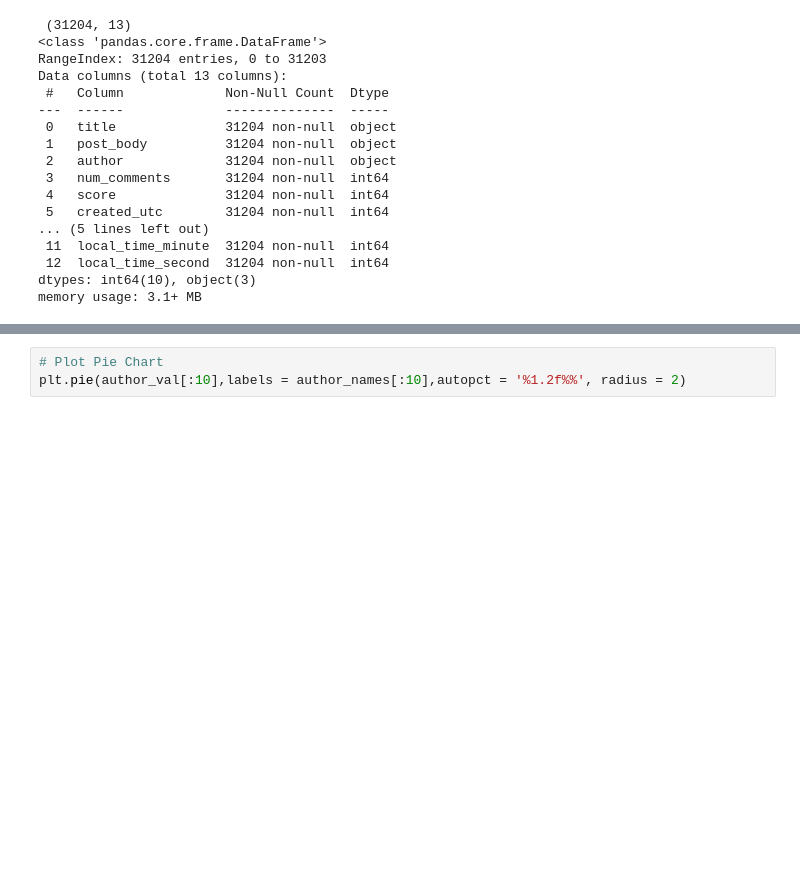
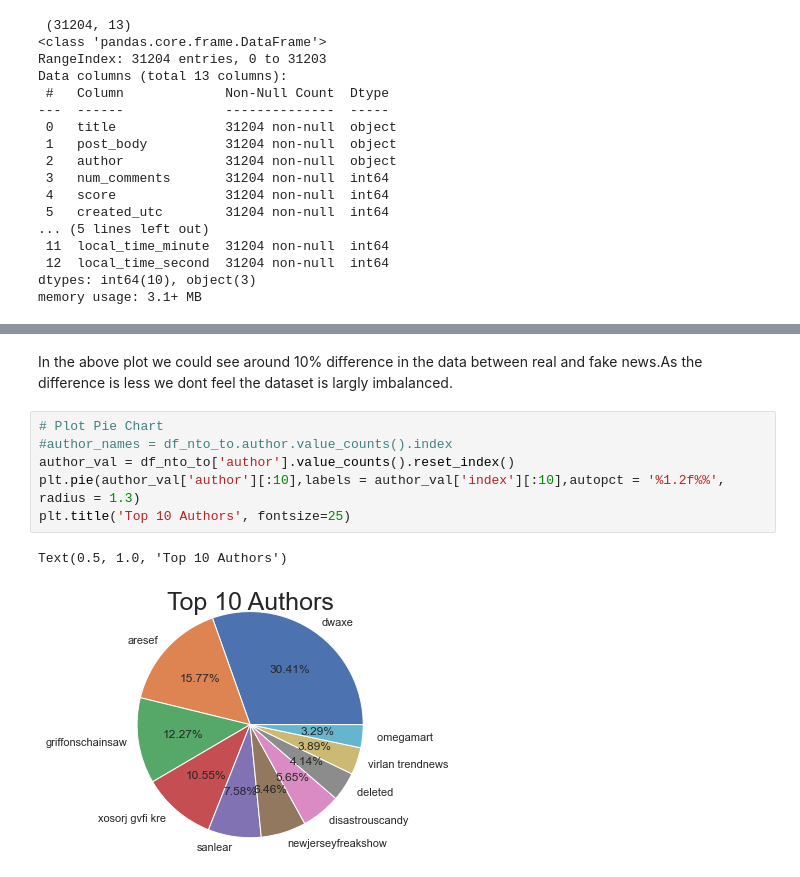
Before and after one commit to suryalijo/big-data-final-project, a Jupyter notebook: nto_to_final.ipynb, the cells around one changed output, grey strips where cells are left out. Cells and saved outputs as stored; diff of their text form; blank space fills up the shorter version.

```diff
--- a/nto_to_final.ipynb
+++ b/nto_to_final.ipynb
@@ -292,3 +307,11 @@ author_val = df_nto_to.author.value_counts().values
+# %% [markdown]
+In the above plot we could see around 10% difference in the data between real and fake news.As the difference is less we dont feel the dataset is largly imbalanced.
 # %%
 # Plot Pie Chart
-plt.pie(author_val[:10],labels = author_names[:10],autopct = '%1.2f%%', radius = 2)
+#author_names = df_nto_to.author.value_counts().index
+author_val = df_nto_to['author'].value_counts().reset_index()
+plt.pie(author_val['author'][:10],labels = author_val['index'][:10],autopct = '%1.2f%%', radius = 1.3)
+plt.title('Top 10 Authors', fontsize=25)
+# %% [output]
+Text(0.5, 1.0, 'Top 10 Authors')
+[figure, added]
```
Also changed, not shown: parts of 111 cells of this notebook.
